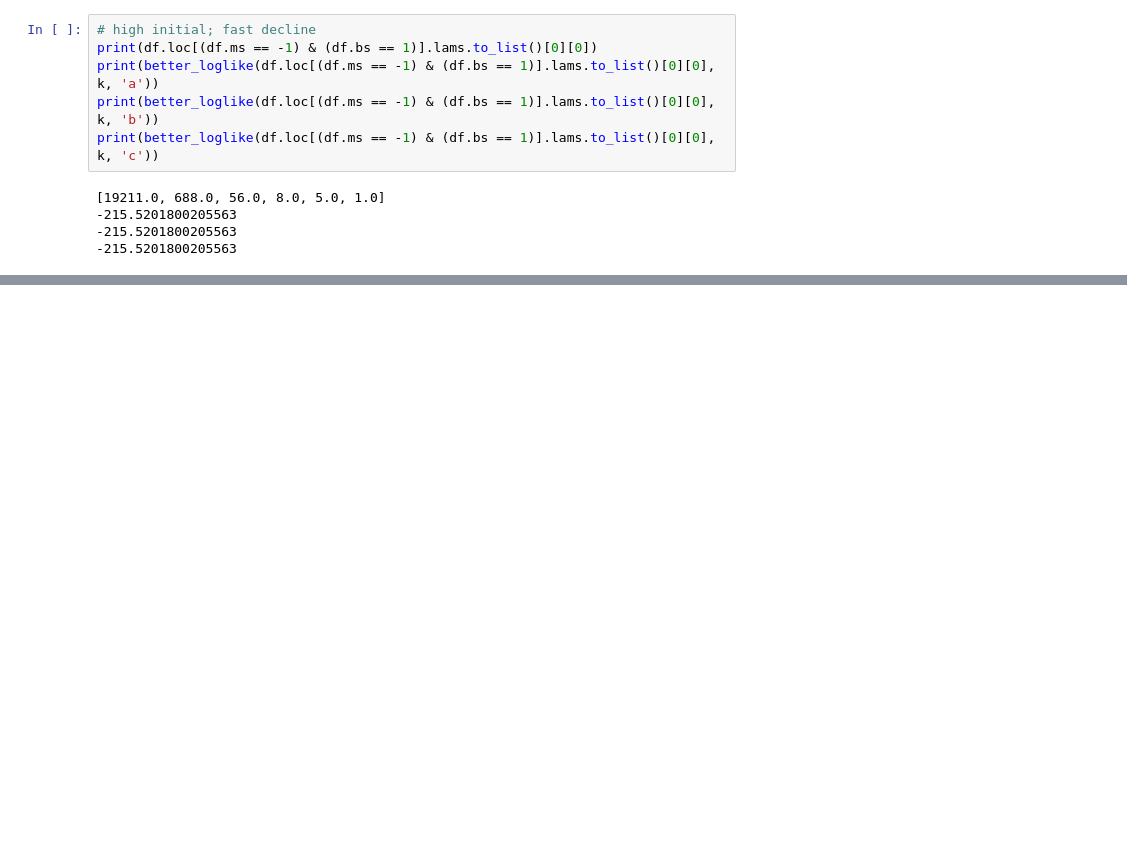
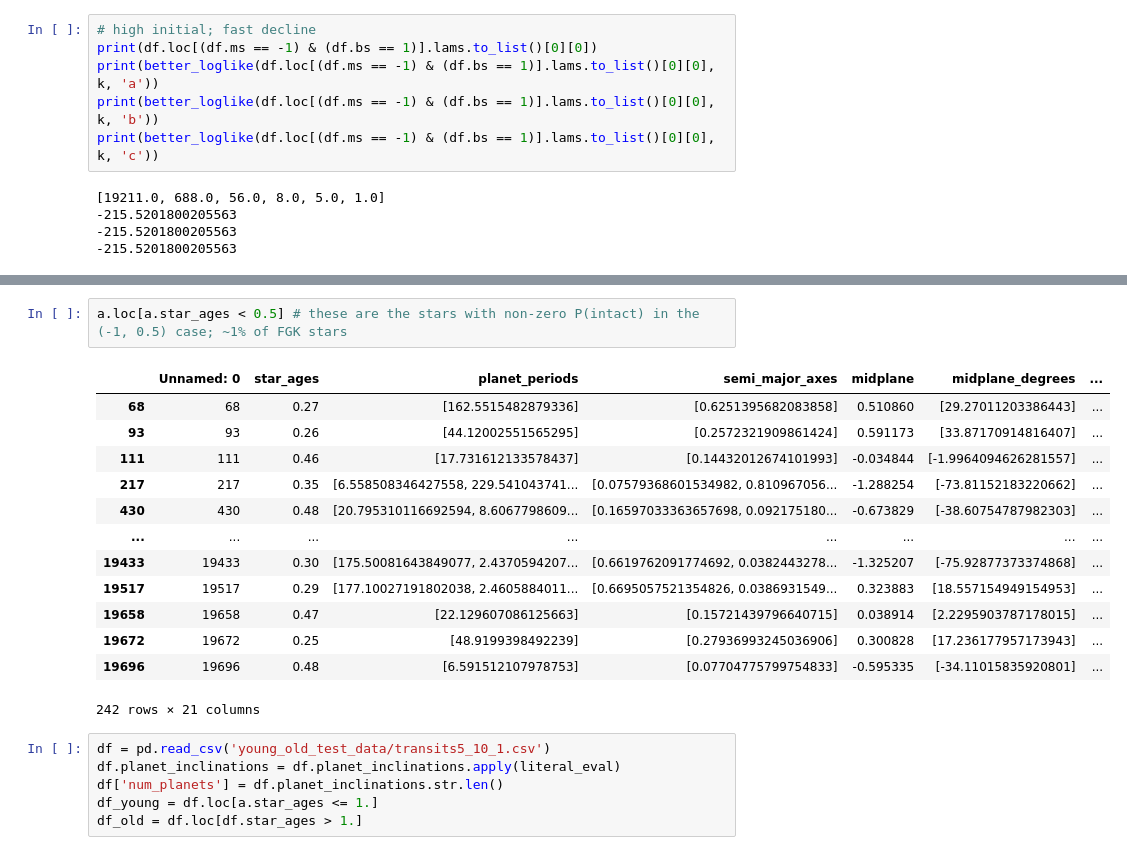
Before and after one commit to exoclam/sculpting, a Jupyter notebook: hipergator/troubleshoot-logLs.ipynb, the cells around one changed output, grey strips where cells are left out. Drawn from its saved outputs; the diff is of its cells as text; blank space fills up the shorter version.

```diff
--- a/hipergator/troubleshoot-logLs.ipynb
+++ b/hipergator/troubleshoot-logLs.ipynb
@@ -278,0 +299,22 @@ plt.show()
+# %%
+a.loc[a.star_ages < 0.5] # these are the stars with non-zero P(intact) in the (-1, 0.5) case; ~1% of FGK stars
+# %% [output]
+|  | Unnamed: 0 | star_ages | planet_periods | semi_major_axes | midplane | midplane_degrees | ... |
+| 68 | 68 | 0.27 | [162.5515482879336] | [0.6251395682083858] | 0.510860 | [29.27011203386443] | ... |
+| 93 | 93 | 0.26 | [44.12002551565295] | [0.2572321909861424] | 0.591173 | [33.87170914816407] | ... |
+| 111 | 111 | 0.46 | [17.731612133578437] | [0.14432012674101993] | -0.034844 | [-1.9964094626281557] | ... |
+| 217 | 217 | 0.35 | [6.558508346427558, 229.541043741... | [0.07579368601534982, 0.810967056... | -1.288254 | [-73.81152183220662] | ... |
+| 430 | 430 | 0.48 | [20.795310116692594, 8.6067798609... | [0.16597033363657698, 0.092175180... | -0.673829 | [-38.60754787982303] | ... |
+| ... | ... | ... | ... | ... | ... | ... | ... |
+| 19433 | 19433 | 0.30 | [175.50081643849077, 2.4370594207... | [0.6619762091774692, 0.0382443278... | -1.325207 | [-75.92877373374868] | ... |
+| 19517 | 19517 | 0.29 | [177.10027191802038, 2.4605884011... | [0.6695057521354826, 0.0386931549... | 0.323883 | [18.557154949154953] | ... |
+| 19658 | 19658 | 0.47 | [22.129607086125663] | [0.15721439796640715] | 0.038914 | [2.2295903787178015] | ... |
+| 19672 | 19672 | 0.25 | [48.9199398492239] | [0.27936993245036906] | 0.300828 | [17.236177957173943] | ... |
+| 19696 | 19696 | 0.48 | [6.591512107978753] | [0.07704775799754833] | -0.595335 | [-34.11015835920801] | ... |
+242 rows × 21 columns
+# %%
+df = pd.read_csv('young_old_test_data/transits5_10_1.csv')
+df.planet_inclinations = df.planet_inclinations.apply(literal_eval)
+df['num_planets'] = df.planet_inclinations.str.len()
+df_young = df.loc[a.star_ages <= 1.]
+df_old = df.loc[df.star_ages > 1.]
```
Also changed, not shown: parts of 17 cells of this notebook.
